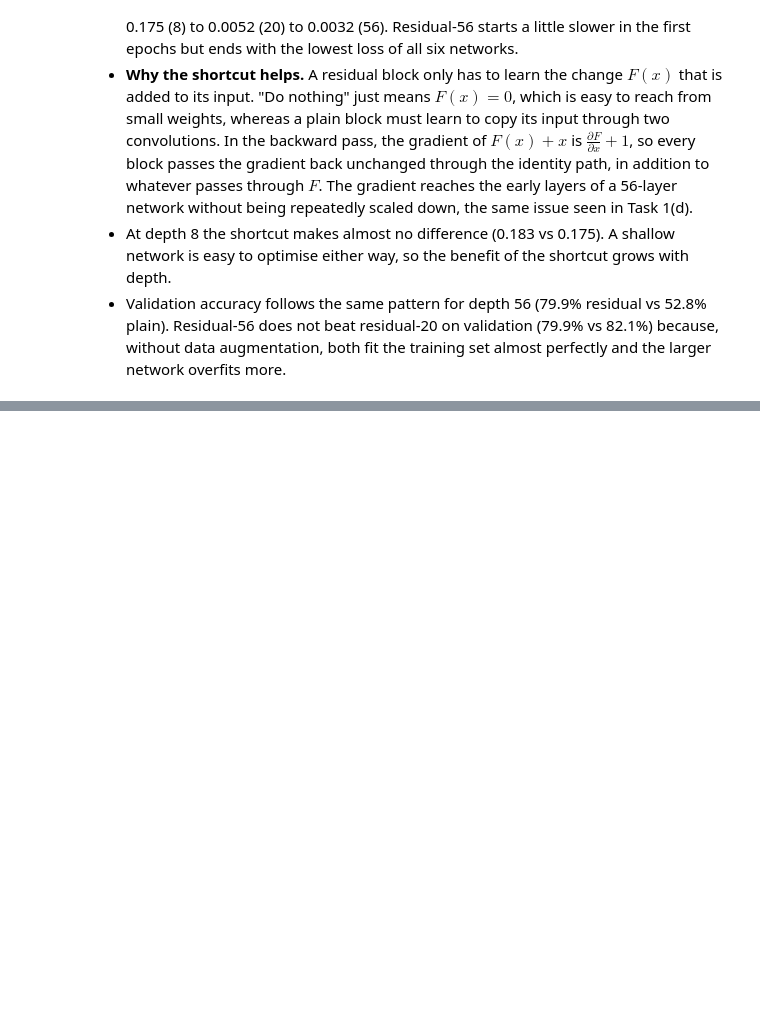
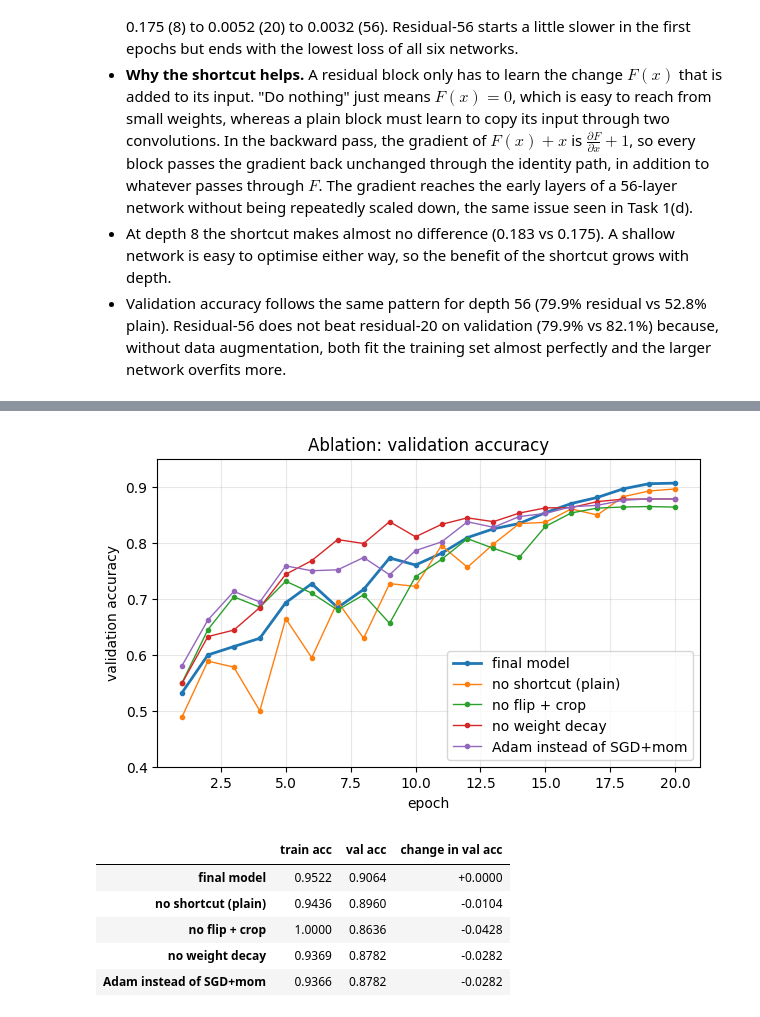
Before and after one commit to NaveenSanjaya/EN4554-Assignment-2-CNNs, a Jupyter notebook: a02_cnn.ipynb, the cells around one changed output, grey strips where cells are left out. Drawn from its saved outputs; the diff is of its cells as text; code cells hidden in the pictures; blank space fills up the shorter version.

Commit message:
feat: best CNN with at most 500k parameters and at most 20 training epochs

```diff
--- a/a02_cnn.ipynb
+++ b/a02_cnn.ipynb
@@ -857,0 +949,32 @@ residual-56  final train loss 0.0032   final val acc 0.7992
+# %%
+final_cfg = configs[final_name]
+ablations = {
+    'no shortcut (plain)':     {**final_cfg, 'residual': False},
+    'no flip + crop':          {**final_cfg, 'augment': None},
+    'no weight decay':         {**final_cfg, 'wd': 0.0},
+    'Adam instead of SGD+mom': {**final_cfg, 'optimizer': 'adam', 'lr': 1e-3},
+}
+abl_hists = {'final model': final_hist}
+for name, cfg in ablations.items():
+    abl_hists[name] = run4(**cfg)[1]
+
+final_val = final_hist['val_acc'][-1]
+abl_table = pd.DataFrame({n: {'train acc': h['train_acc'][-1], 'val acc': h['val_acc'][-1],
+                              'change in val acc': h['val_acc'][-1] - final_val}
+                          for n, h in abl_hists.items()}).T
+
+plt.figure(figsize=(7, 4))
+for name, h in abl_hists.items():
+    plt.plot(range(1, 21), h['val_acc'], 'o-', ms=3, lw=2 if name == 'final model' else 1, label=name)
+plt.xlabel('epoch'); plt.ylabel('validation accuracy'); plt.title('Ablation: validation accuracy')
+plt.ylim(0.4, 0.95); plt.grid(alpha=0.3); plt.legend()
+plt.show()
+abl_table.style.format('{:+.4f}', subset=['change in val acc']).format('{:.4f}', subset=['train acc', 'val acc'])
+# %% [output]
+[figure, added]
+|  | train acc | val acc | change in val acc |
+| final model | 0.9522 | 0.9064 | +0.0000 |
+| no shortcut (plain) | 0.9436 | 0.8960 | -0.0104 |
+| no flip + crop | 1.0000 | 0.8636 | -0.0428 |
+| no weight decay | 0.9369 | 0.8782 | -0.0282 |
+| Adam instead of SGD+mom | 0.9366 | 0.8782 | -0.0282 |
```
Also changed, not shown: parts of 11 cells of this notebook.
